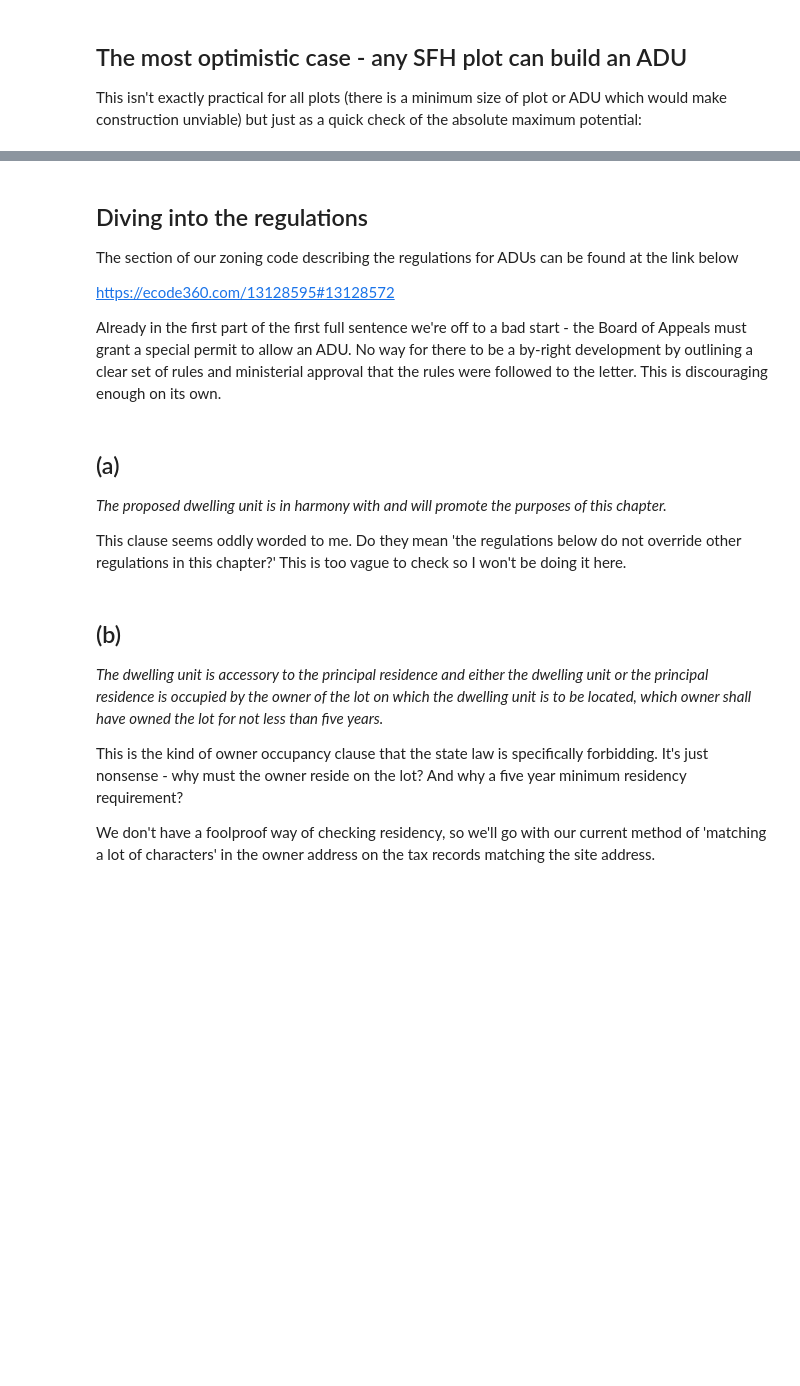
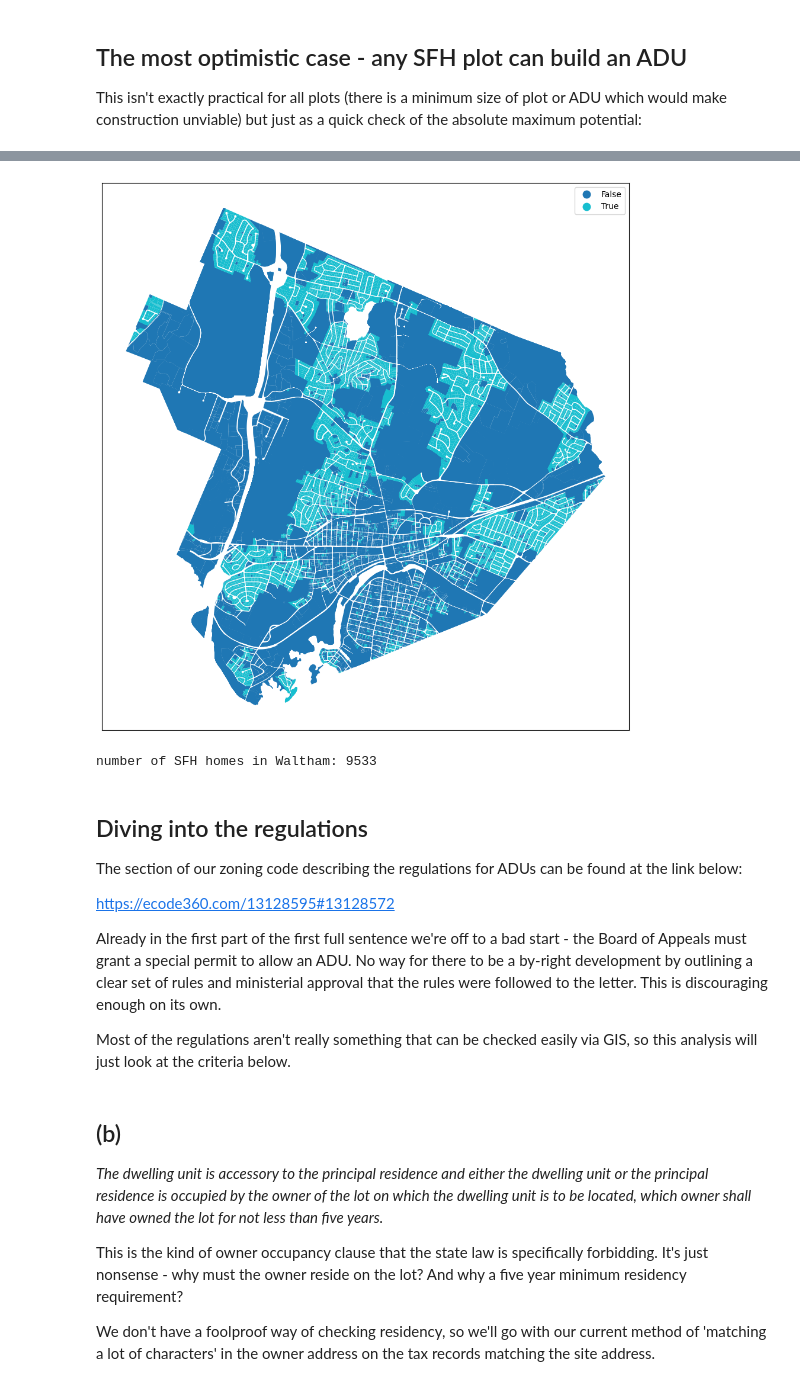
Before and after one commit to tjrileywisc/waltham_gis, a Jupyter notebook: investigations/2025_adu_rezoning/before_upzoning.ipynb, the cells around one changed output, grey strips where cells are left out. Saved outputs shown, nothing was run; the diff lists cells and outputs as text; code cells hidden in the pictures; blank space fills up the shorter version.

```diff
--- a/investigations/2025_adu_rezoning/before_upzoning.ipynb
+++ b/investigations/2025_adu_rezoning/before_upzoning.ipynb
@@ -3,3 +11,37 @@
+# %%
+# get data used below
+
+query = "select * from \"M308Assess_CY22_FY23\""
+tax_df = pd.read_sql(query, con)
+tax_df.drop(columns=["TOWN_ID", "id"], inplace=True)
+
+query = "select * from \"M308TaxPar_CY22_FY23\""
+geo_df = geo_pd.read_postgis(query, con)
+geo_df.drop(columns=["TOWN_ID", "id"], inplace=True)
+
+owners_df = pd.read_csv("likely_homeowners.csv")
+owners_df = owners_df[["PROP_ID", "OWNER_OCCUPIED"]]
+
+query = "select * from \"Buildings\""
+buildings_df = geo_pd.read_postgis(query, con)
+buildings_df = buildings_df[["geom", "TYPE", "YearBuilt"]]
+
+query = "select * from \"WalthamZoning\""
+zones_df = geo_pd.read_postgis(query, con)
+# %%
+# merge/geometric join, and cleanup
+
+df = tax_df.merge(owners_df, on="PROP_ID")
+
+geo_df = geo_df.sjoin(zones_df)
+geo_df.drop(columns="index_right", inplace=True)
+
+df = geo_df.merge(df, on="LOC_ID")
+
+# value here is in acres, code uses square feet
+df["LOT_SIZE"] = df["LOT_SIZE"].apply(lambda x: x * SQ_FT_PER_ACRE)
+
+buildings_df = buildings_df[buildings_df["TYPE"] == "OUT_BLDG"]
 # %% [markdown]
 ## The most optimistic case - any SFH plot can build an ADU
 
@@ -11,18 +49,26 @@ Error:
+# %%
+df["IS_SFH"] = df["USE_CODE"].apply(lambda x: x == "101")
+ax = df.plot(column="IS_SFH", legend=True, aspect=1, figsize=(12, 12))
+
+ax.get_xaxis().set_visible(False)
+ax.get_yaxis().set_visible(False)
+# %% [output]
+[figure, added]
+# %%
+print(f"number of SFH homes in Waltham: {len(df[df['IS_SFH']])}")
+# %% [output]
+number of SFH homes in Waltham: 9533
 # %% [markdown]
 ## Diving into the regulations
 
-The section of our zoning code describing the regulations for ADUs can be found at the link below
+The section of our zoning code describing the regulations for ADUs can be found at the link below:
 
 https://ecode360.com/13128595#13128572
 
 Already in the first part of the first full sentence we're off to a bad start - the Board of Appeals must grant a special permit to allow an ADU. No way for there to be a by-right development by outlining
 a clear set of rules and ministerial approval that the rules were followed to the letter. This is discouraging enough on its own.
+
+Most of the regulations aren't really something that can be checked easily via GIS, so this analysis will just look at the criteria below.
-# %% [markdown]
-## (a)
-
-_The proposed dwelling unit is in harmony with and will promote the purposes of this chapter._
-
-This clause seems oddly worded to me. Do they mean 'the regulations below do not override other regulations in this chapter?' This is too vague to check so I won't be doing it here.
 # %% [markdown]
 ## (b)
 
```
Also changed, not shown: parts of 17 cells of this notebook.
